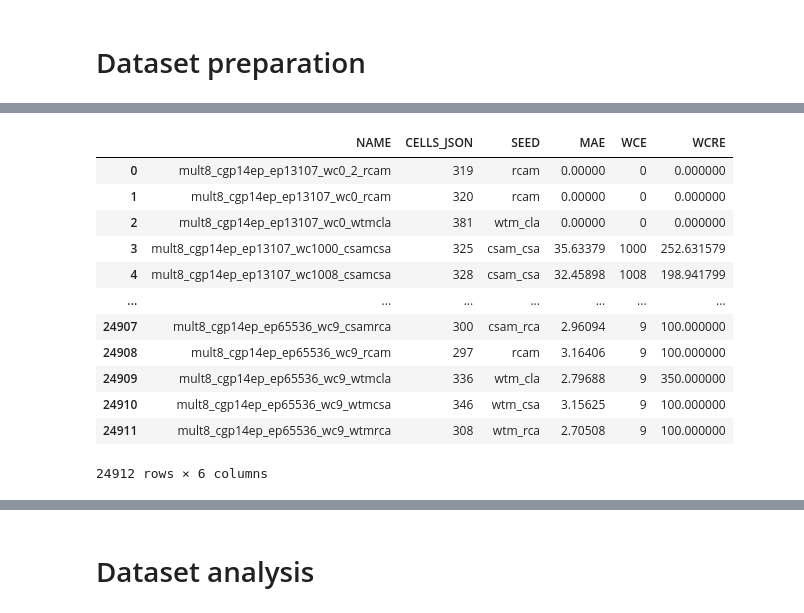
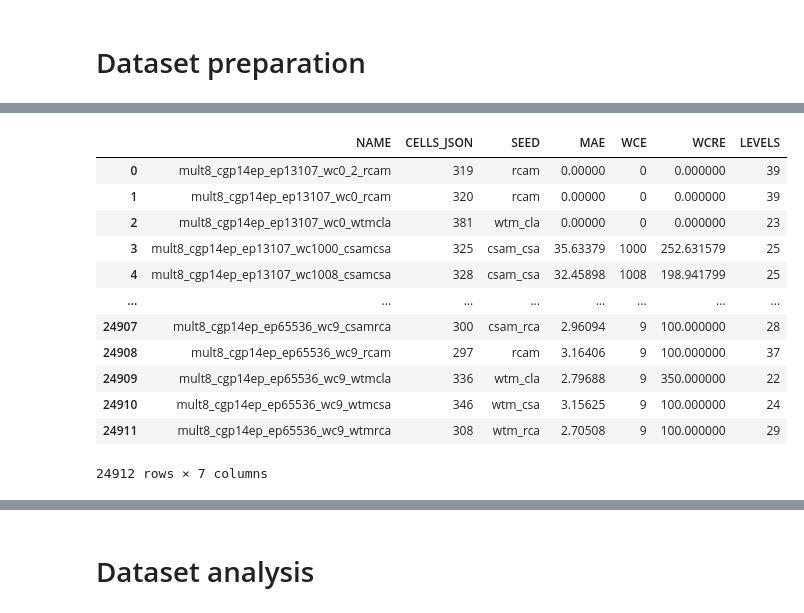
Before and after one commit to NIvaniskova/DP, a Jupyter notebook: gates_analysis.ipynb, the cells around one changed output, grey strips where cells are left out. Cells and saved outputs as stored; diff of their text form; code cells hidden in the pictures.

```diff
--- a/gates_analysis.ipynb
+++ b/gates_analysis.ipynb
@@ -25,21 +25,21 @@ gates_counts
 # %%
 json_data = pd.read_csv('files/json_data.csv')
-json_data.columns = ['NAME', 'CELLS_JSON', 'SEED', 'MAE', 'WCE', 'WCRE']
+json_data.columns = ['NAME', 'CELLS_JSON', 'SEED', 'MAE', 'WCE', 'WCRE', 'LEVELS']
 json_data
 # %% [output]
-|  | NAME | CELLS_JSON | SEED | MAE | WCE | WCRE |
-| 0 | mult8_cgp14ep_ep13107_wc0_2_rcam | 319 | rcam | 0.00000 | 0 | 0.000000 |
-| 1 | mult8_cgp14ep_ep13107_wc0_rcam | 320 | rcam | 0.00000 | 0 | 0.000000 |
-| 2 | mult8_cgp14ep_ep13107_wc0_wtmcla | 381 | wtm_cla | 0.00000 | 0 | 0.000000 |
-| 3 | mult8_cgp14ep_ep13107_wc1000_csamcsa | 325 | csam_csa | 35.63379 | 1000 | 252.631579 |
-| 4 | mult8_cgp14ep_ep13107_wc1008_csamcsa | 328 | csam_csa | 32.45898 | 1008 | 198.941799 |
-| ... | ... | ... | ... | ... | ... | ... |
-| 24907 | mult8_cgp14ep_ep65536_wc9_csamrca | 300 | csam_rca | 2.96094 | 9 | 100.000000 |
-| 24908 | mult8_cgp14ep_ep65536_wc9_rcam | 297 | rcam | 3.16406 | 9 | 100.000000 |
-| 24909 | mult8_cgp14ep_ep65536_wc9_wtmcla | 336 | wtm_cla | 2.79688 | 9 | 350.000000 |
-| 24910 | mult8_cgp14ep_ep65536_wc9_wtmcsa | 346 | wtm_csa | 3.15625 | 9 | 100.000000 |
-| 24911 | mult8_cgp14ep_ep65536_wc9_wtmrca | 308 | wtm_rca | 2.70508 | 9 | 100.000000 |
+|  | NAME | CELLS_JSON | SEED | MAE | WCE | WCRE | LEVELS |
+| 0 | mult8_cgp14ep_ep13107_wc0_2_rcam | 319 | rcam | 0.00000 | 0 | 0.000000 | 39 |
+| 1 | mult8_cgp14ep_ep13107_wc0_rcam | 320 | rcam | 0.00000 | 0 | 0.000000 | 39 |
+| 2 | mult8_cgp14ep_ep13107_wc0_wtmcla | 381 | wtm_cla | 0.00000 | 0 | 0.000000 | 23 |
+| 3 | mult8_cgp14ep_ep13107_wc1000_csamcsa | 325 | csam_csa | 35.63379 | 1000 | 252.631579 | 25 |
+| 4 | mult8_cgp14ep_ep13107_wc1008_csamcsa | 328 | csam_csa | 32.45898 | 1008 | 198.941799 | 25 |
+| ... | ... | ... | ... | ... | ... | ... | ... |
+| 24907 | mult8_cgp14ep_ep65536_wc9_csamrca | 300 | csam_rca | 2.96094 | 9 | 100.000000 | 28 |
+| 24908 | mult8_cgp14ep_ep65536_wc9_rcam | 297 | rcam | 3.16406 | 9 | 100.000000 | 37 |
+| 24909 | mult8_cgp14ep_ep65536_wc9_wtmcla | 336 | wtm_cla | 2.79688 | 9 | 350.000000 | 22 |
+| 24910 | mult8_cgp14ep_ep65536_wc9_wtmcsa | 346 | wtm_csa | 3.15625 | 9 | 100.000000 | 24 |
+| 24911 | mult8_cgp14ep_ep65536_wc9_wtmrca | 308 | wtm_rca | 2.70508 | 9 | 100.000000 | 29 |
-24912 rows × 6 columns
+24912 rows × 7 columns
 # %%
 df = pd.merge(json_data, gates_counts, left_on='NAME', right_on='NAME', how='inner')
 df
```
Also changed, not shown: parts of 13 cells of this notebook, 2 other files.
